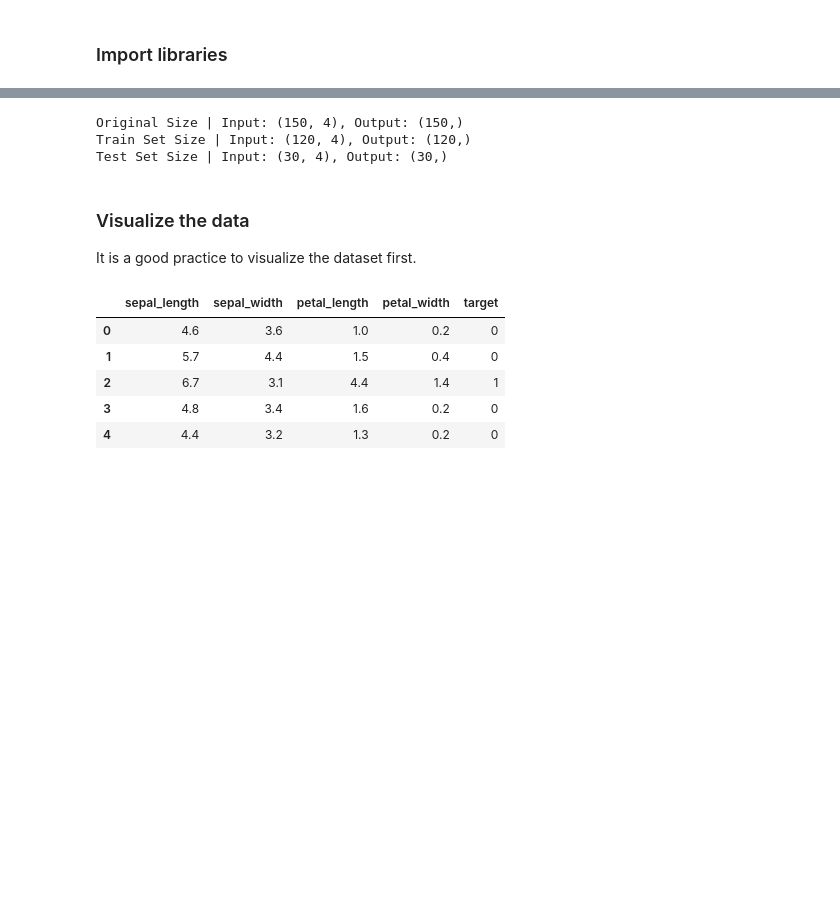
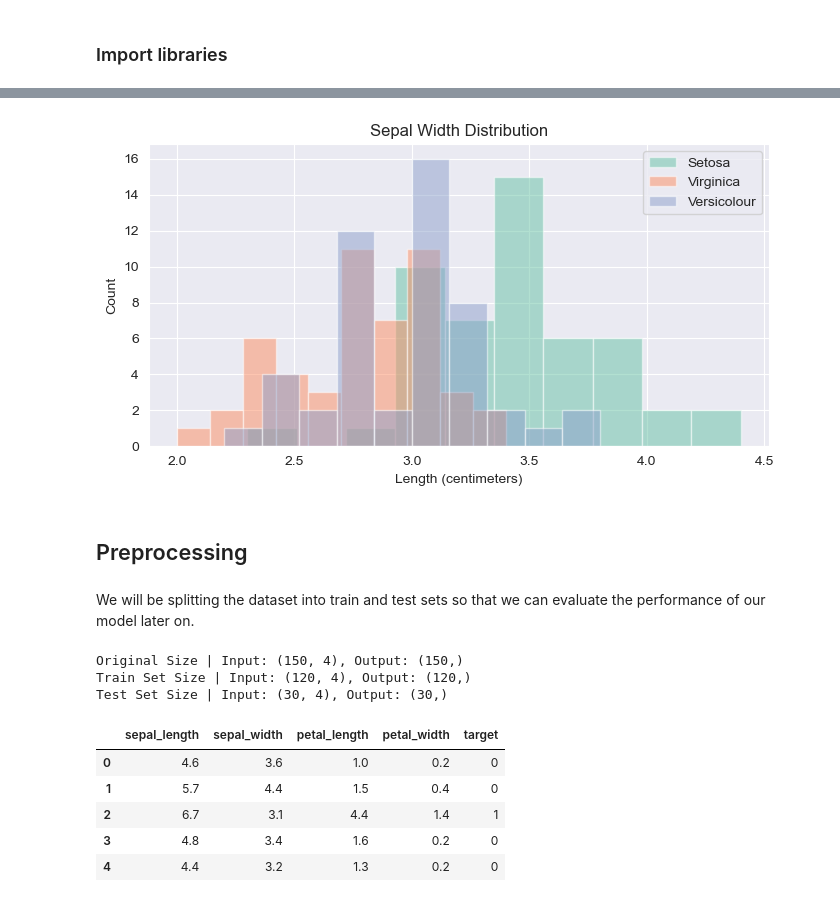
Before and after one commit to Cyntwikip/Machine-Learning, a Jupyter notebook: ml_python.ipynb, the cells around one changed output, grey strips where cells are left out. Saved outputs shown, nothing was run; the diff lists cells and outputs as text; code cells hidden in the pictures; blank space fills up the shorter version.

```diff
--- a/ml_python.ipynb
+++ b/ml_python.ipynb
@@ -32 +92,17 @@ We will also be splitting the dataset into train and test sets.
+# %%
+fig, ax = plt.subplots(1,1, figsize=(8,4), dpi=100)
+df[df['target']==0].iloc[:,1].hist(alpha=0.5, label='Setosa')
+df[df['target']==1].iloc[:,1].hist(alpha=0.5, label='Virginica')
+df[df['target']==2].iloc[:,1].hist(alpha=0.5, label='Versicolour')
+plt.title('Sepal Width Distribution')
+plt.ylabel('Count')
+plt.xlabel('Length (centimeters)')
+plt.legend()
+plt.show()
+# %% [output]
+[figure, added]
+# %% [markdown]
+## Preprocessing
+# %% [markdown]
+We will be splitting the dataset into train and test sets so that we can evaluate the performance of our model later on.
 # %%
@@ -43,8 +117,4 @@ print(f"Test Set Size | Input: {X_test.shape}, Output: {y_test.shape}")
 Original Size | Input: (150, 4), Output: (150,)
 Train Set Size | Input: (120, 4), Output: (120,)
 Test Set Size | Input: (30, 4), Output: (30,)
-# %% [markdown]
-### Visualize the data
-
-It is a good practice to visualize the dataset first.
 # %%
```
Also changed, not shown: parts of 36 cells of this notebook.
